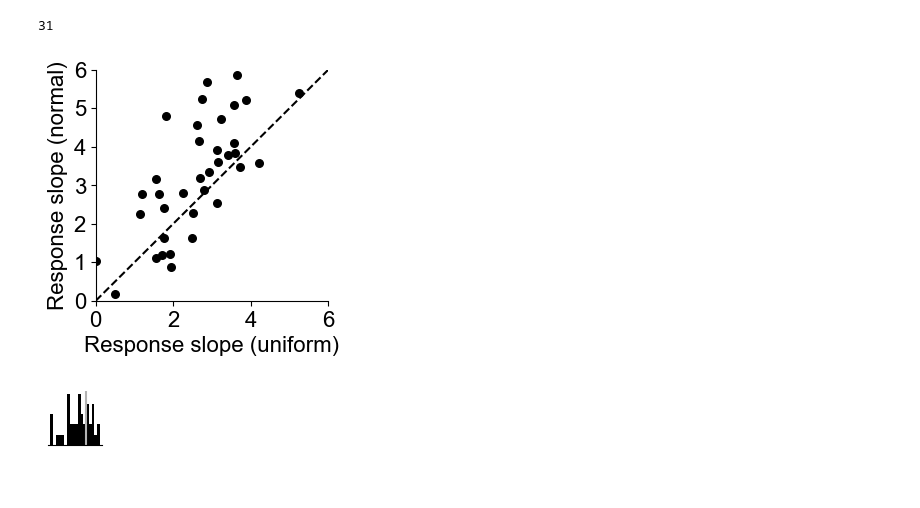
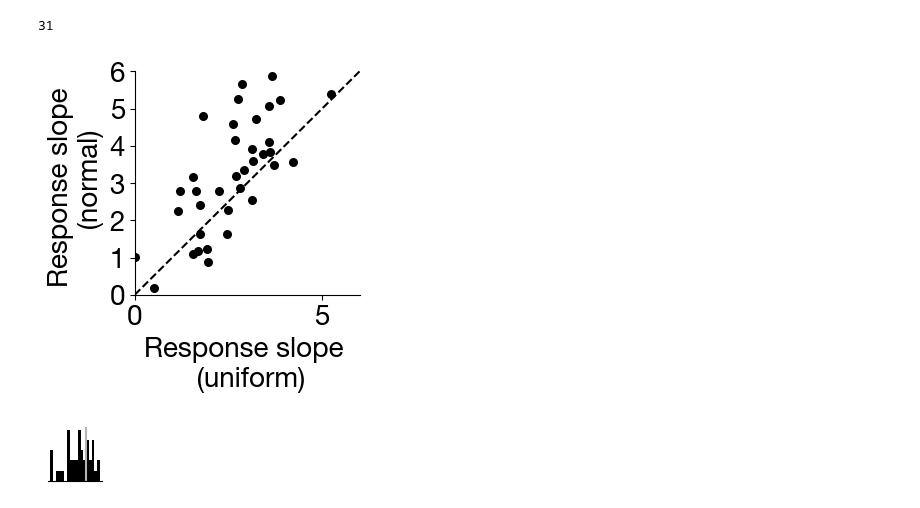
Before and after one commit to dongjae-kim/efficient-coding-dist-rl, a Jupyter notebook: Fitting_moment_matching_rothenhoefer.ipynb, the cells around one changed output. Drawn from its saved outputs; the diff is of its cells as text; code cells hidden in the pictures.

```diff
--- a/Fitting_moment_matching_rothenhoefer.ipynb
+++ b/Fitting_moment_matching_rothenhoefer.ipynb
@@ -417,13 +488,13 @@ plt.show()
 # %%
 %matplotlib inline
 
-plt.rcParams['font.family'] = 'Arial'
-plt.rcParams['font.size'] = 16
+plt.rcParams['font.family'] = 'Helvetica Neue'
+plt.rcParams['font.size'] = 20
 fig, ax = plt.subplots(1,1)
 
 
-fig.set_figwidth(3)
-fig.set_figheight(3)
+fig.set_figwidth(4.5)
+fig.set_figheight(2)
 
 midpoints=[]
 ymax = []
@@ -440,7 +511,7 @@ for i in range(ec_norm.N):
         ''
 
 
-ax.set_xlabel('Reward (ml)')
+ax.set_xlabel('Reward [ml]')
 ax.set_ylabel('Density')
 
 ax.spines['right'].set_visible(False)
@@ -465,7 +536,7 @@ plt.show()
 # %%
 %matplotlib inline
-plt.rcParams['font.family'] = 'Arial'
-plt.rcParams['font.size'] = 16
+plt.rcParams['font.family'] = 'Helvetica Neue'
+plt.rcParams['font.size'] = 20
 fig,ax = plt.subplots(1,1)
 np.random.seed(15)
 
@@ -484,8 +555,10 @@ ax.scatter(data[:,0], data[:,1], color='k',label='Measured data' ,s=30)
 
 # ax.legend()
 
-ax.set_xlabel('Response slope (uniform)')
-ax.set_ylabel('Response slope (normal)')
+# ax.set_xlabel('Response slope (uniform)')
+# ax.set_ylabel('Response slope (normal)')
+ax.set_xlabel('Response slope \n (uniform)')
+ax.set_ylabel('Response slope \n (normal)')
 # overlay y=x dashed line from 0 to 6
 ax.plot([0,6], [0,6], 'k--')
 
@@ -501,8 +574,8 @@ ax.spines['right'].set_visible(False)
 ax.spines['top'].set_visible(False)
 
 
-fig.set_figwidth(3)
-fig.set_figheight(3)
+fig.set_figwidth(2.9)
+fig.set_figheight(2.9)
 
 
 # save the figure the name with alphae
@@ -686,8 +759,8 @@ def wrapper_func_alpha(params):
     return norm_res, unfm_res
 # %%
 %matplotlib inline
-plt.rcParams['font.family'] = 'Arial'
-plt.rcParams['font.size'] = 16
+plt.rcParams['font.family'] = 'Helvetica Neue'
+plt.rcParams['font.size'] = 20
 fig,ax = plt.subplots(1,1)
 np.random.seed(0)
 
@@ -700,38 +773,40 @@ norm_res, unfm_res = wrapper_func_alpha_poisson_samples([alpha_norm, alpha_unfm,
 
 ax.scatter(unfm_res, norm_res, color='k', label='Our model', s=30)
 # ax.legend()
 
-ax.set_xlabel('Response slope (uniform)')
-ax.set_ylabel('Response slope (normal)')
+# ax.set_xlabel('Response slope (uniform)')
+# ax.set_ylabel('Response slope (normal)')
+ax.set_xlabel('Response slope \n (uniform)')
+ax.set_ylabel('Response slope \n (normal)')
 
 
 ax.plot([0,6], [0,6], 'k--')
 
 ax.set_xlim([0, 6])
 # set fig's ylim
 ax.set_ylim([0, 6])
 
 # set y ticks every 1
 ax.set_yticks(np.arange(0, 7,1 ))
 
 
 
 ax.spines['right'].set_visible(False)
 ax.spines['top'].set_visible(False)
 
 
-fig.set_figwidth(3)
-fig.set_figheight(3)
+fig.set_figwidth(2.9)
+fig.set_figheight(2.9)
 
 #legend but that is smaller
 # ax.legend(fontsize=12)
 
 # save the figure the name with alphae
 fig.savefig('./figures_rothenhoefer/alpha_poisson_model.png', bbox_inches="tight")
 # save in pdf
 fig.savefig('./figures_rothenhoefer/alpha_poisson_model.pdf', bbox_inches="tight")
 # %% [output]
-[figure, old version]
+[figure, new version]
 # %%
 %matplotlib inline
 
```
Also changed, not shown: parts of 17 cells of this notebook, 13 other files.
